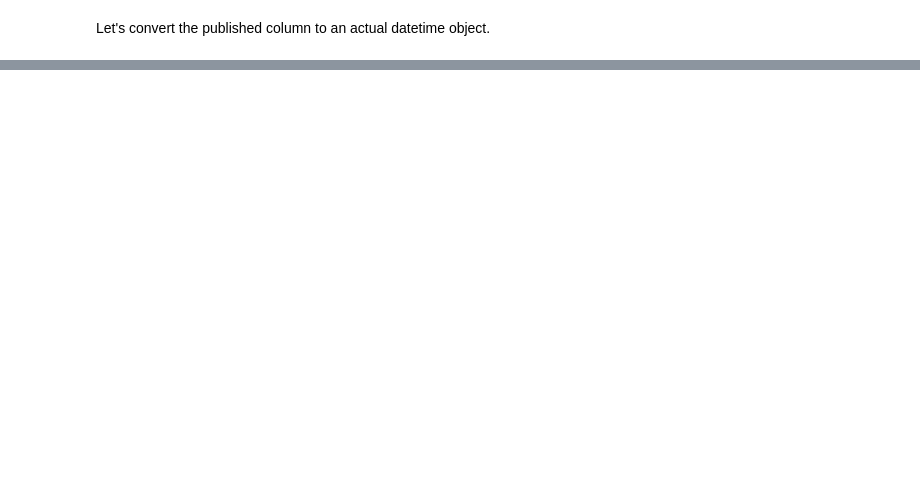
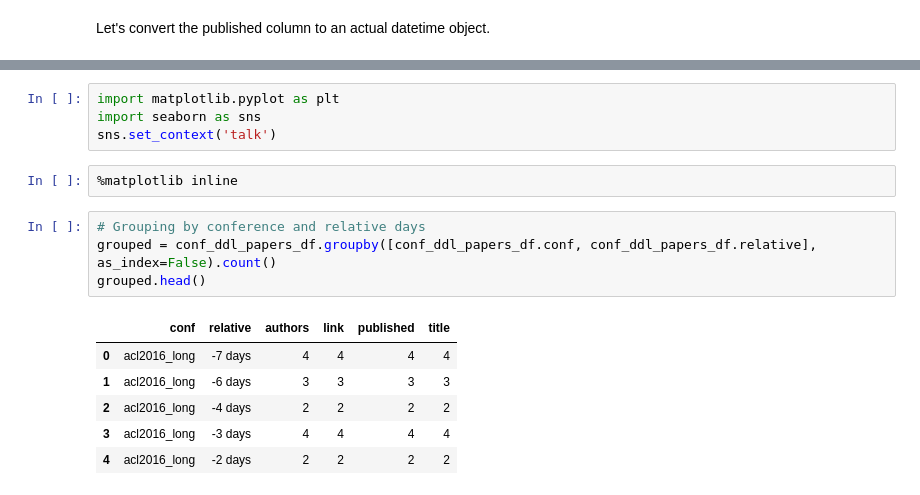
Before and after one commit to tuzhucheng/arxiv-analysis, a Jupyter notebook: cs-CL_submission_date_analysis.ipynb, the cells around one changed output, grey strips where cells are left out. Saved outputs shown, nothing was run; the diff lists cells and outputs as text; blank space fills up the shorter version.

```diff
--- a/cs-CL_submission_date_analysis.ipynb
+++ b/cs-CL_submission_date_analysis.ipynb
@@ -148,0 +95,17 @@ Haha, yes, higher number of publications on Nov. 14 and 15. Seems yes, people ju
+# %%
+import matplotlib.pyplot as plt
+import seaborn as sns
+sns.set_context('talk')
+# %%
+%matplotlib inline
+# %%
+# Grouping by conference and relative days
+grouped = conf_ddl_papers_df.groupby([conf_ddl_papers_df.conf, conf_ddl_papers_df.relative], as_index=False).count()
+grouped.head()
+# %% [output]
+|  | conf | relative | authors | link | published | title |
+| 0 | acl2016_long | -7 days | 4 | 4 | 4 | 4 |
+| 1 | acl2016_long | -6 days | 3 | 3 | 3 | 3 |
+| 2 | acl2016_long | -4 days | 2 | 2 | 2 | 2 |
+| 3 | acl2016_long | -3 days | 4 | 4 | 4 | 4 |
+| 4 | acl2016_long | -2 days | 2 | 2 | 2 | 2 |
```
Also changed, not shown: parts of 37 cells of this notebook.
